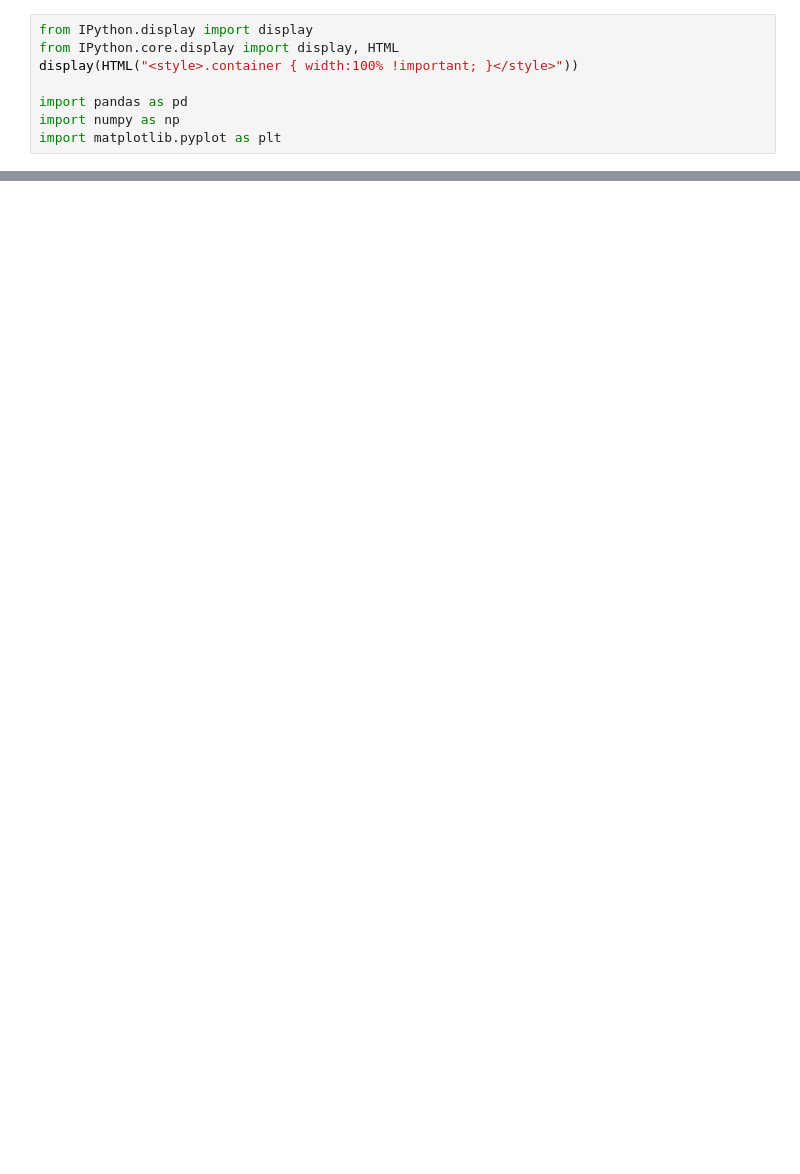
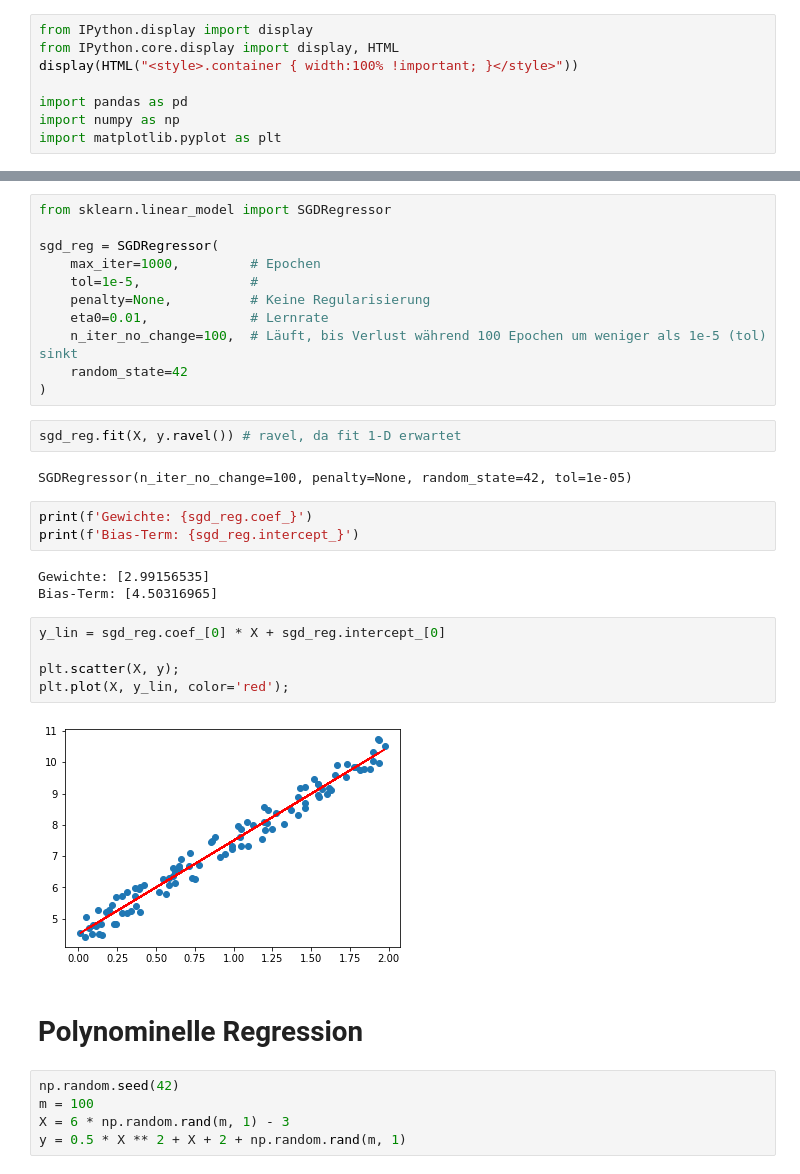
Before and after one commit to MartinSF91/praxiseinstieg-ml, a Jupyter notebook: Kapitel 4 - Trainieren von Modellen.ipynb, the cells around one changed output, grey strips where cells are left out. Saved outputs shown, nothing was run; the diff lists cells and outputs as text; blank space fills up the shorter version.

```diff
--- a/Kapitel 4 - Trainieren von Modellen.ipynb
+++ b/Kapitel 4 - Trainieren von Modellen.ipynb
@@ -8,0 +53,35 @@ import matplotlib.pyplot as plt
+# %%
+from sklearn.linear_model import SGDRegressor
+
+sgd_reg = SGDRegressor(
+    max_iter=1000,         # Epochen
+    tol=1e-5,              #
+    penalty=None,          # Keine Regularisierung
+    eta0=0.01,             # Lernrate
+    n_iter_no_change=100,  # Läuft, bis Verlust während 100 Epochen um weniger als 1e-5 (tol) sinkt
+    random_state=42
+)
+# %%
+sgd_reg.fit(X, y.ravel()) # ravel, da fit 1-D erwartet
+# %% [output]
+SGDRegressor(n_iter_no_change=100, penalty=None, random_state=42, tol=1e-05)
+# %%
+print(f'Gewichte: {sgd_reg.coef_}')
+print(f'Bias-Term: {sgd_reg.intercept_}')
+# %% [output]
+Gewichte: [2.99156535]
+Bias-Term: [4.50316965]
+# %%
+y_lin = sgd_reg.coef_[0] * X + sgd_reg.intercept_[0]
+
+plt.scatter(X, y);
+plt.plot(X, y_lin, color='red');
+# %% [output]
+[figure, added]
+# %% [markdown]
+# Polynominelle Regression
+# %%
+np.random.seed(42)
+m = 100
+X = 6 * np.random.rand(m, 1) - 3
+y = 0.5 * X ** 2 + X + 2 + np.random.rand(m, 1)
```
Also changed, not shown: parts of 13 cells of this notebook.
